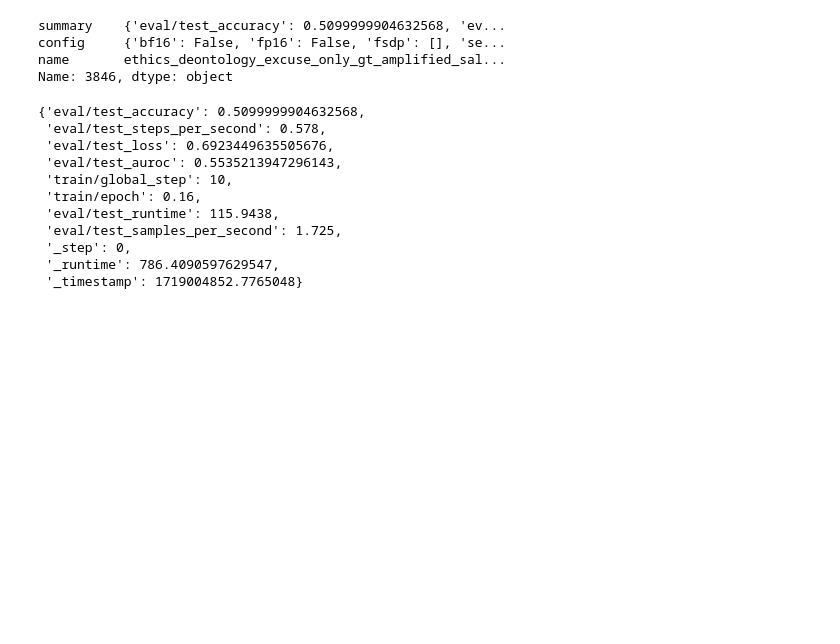
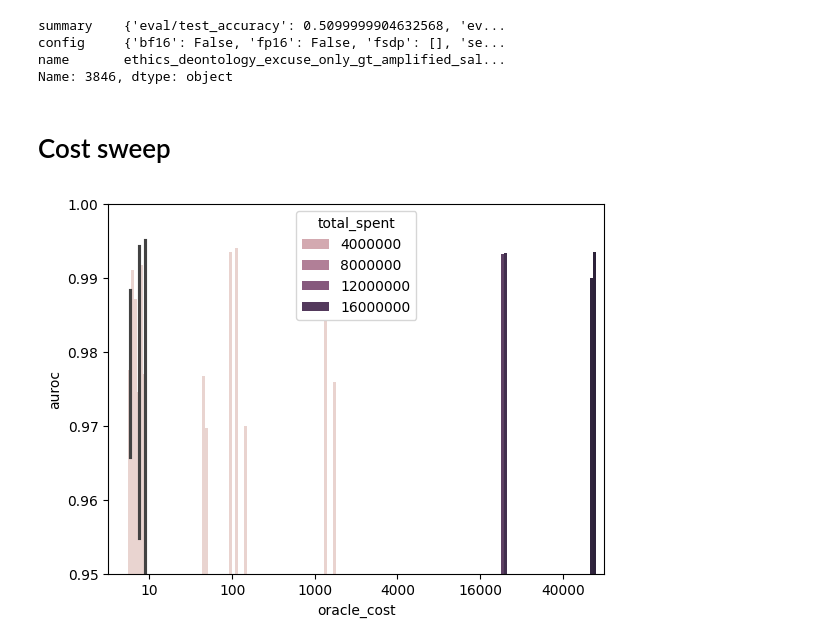
Before and after one commit to EleutherAI/w2s, a Jupyter notebook: analysis.ipynb, the cells around one changed output. Cells and saved outputs as stored; diff of their text form; code cells hidden in the pictures; blank space fills up the shorter version.

Commit message:
do cost sweep with number of examples

```diff
--- a/analysis.ipynb
+++ b/analysis.ipynb
@@ -463,17 +463,49 @@ summary    {'eval/test_accuracy': 0.5099999904632568, 'ev...
 config     {'bf16': False, 'fp16': False, 'fsdp': [], 'se...
 name       ethics_deontology_excuse_only_gt_amplified_sal...
 Name: 3846, dtype: object
-# %%
-run["summary"]
-# %% [output]
-{'eval/test_accuracy': 0.5099999904632568,
- 'eval/test_steps_per_second': 0.578,
- 'eval/test_loss': 0.6923449635505676,
- 'eval/test_auroc': 0.5535213947296143,
- 'train/global_step': 10,
- 'train/epoch': 0.16,
- 'eval/test_runtime': 115.9438,
- 'eval/test_samples_per_second': 1.725,
- '_step': 0,
- '_runtime': 786.4090597629547,
- '_timestamp': 1719004852.7765048}
+# %% [markdown]
+# Cost sweep
+# %%
+from pathlib import Path
+import json
+import pandas as pd
+
+weak_label_cost = 10
+def load_result(path):
+    path = Path(path)
+    # e.g. results/sciq_support_contains/oc=4000_b=100000_sr=0.99_cfg0_s0
+    try:
+        with open(path / "results.json") as f:
+            data = json.load(f)
+    except FileNotFoundError:
+        return
+
+    oracle_cost = int(path.name.split("_")[0].split("=")[1])
+    seed = int(path.name.split("_")[-1].split("s")[-1])
+    total_spent = oracle_cost * data["num_oracle"] + weak_label_cost * data["num_weak"]
+    return {
+        "auroc": data["auroc"],
+        "num_oracle": data["num_oracle"],
+        "num_weak": data["num_weak"],
+        "total_spent": total_spent,
+        "oracle_cost": oracle_cost,
+        "spending_ratio": oracle_cost * data["num_oracle"] / total_spent,
+        "seed": seed,
+        "ds_name": path.parent.name,
+    }
+
+results = []
+for ds_name in ["amazon_polarity_title_only", "ethics_deontology_excuse_only", "sciq_support_contains"]:
+    for subdir in Path(f"results/{ds_name}").glob("oc=*"):
+        if result := load_result(subdir):
+            results.append(result)
+df = pd.DataFrame(results)
+# %%
+import matplotlib.pyplot as plt
+import seaborn as sns
+
+sns.barplot(x="oracle_cost", y="auroc", hue="total_spent", data=df[df["ds_name"] == "amazon_polarity_title_only"])
+plt.ylim(0.95, 1)
+plt.show()
+# %% [output]
+[figure, added]
```
Also changed, not shown: parts of 10 cells of this notebook, 4 other files.
